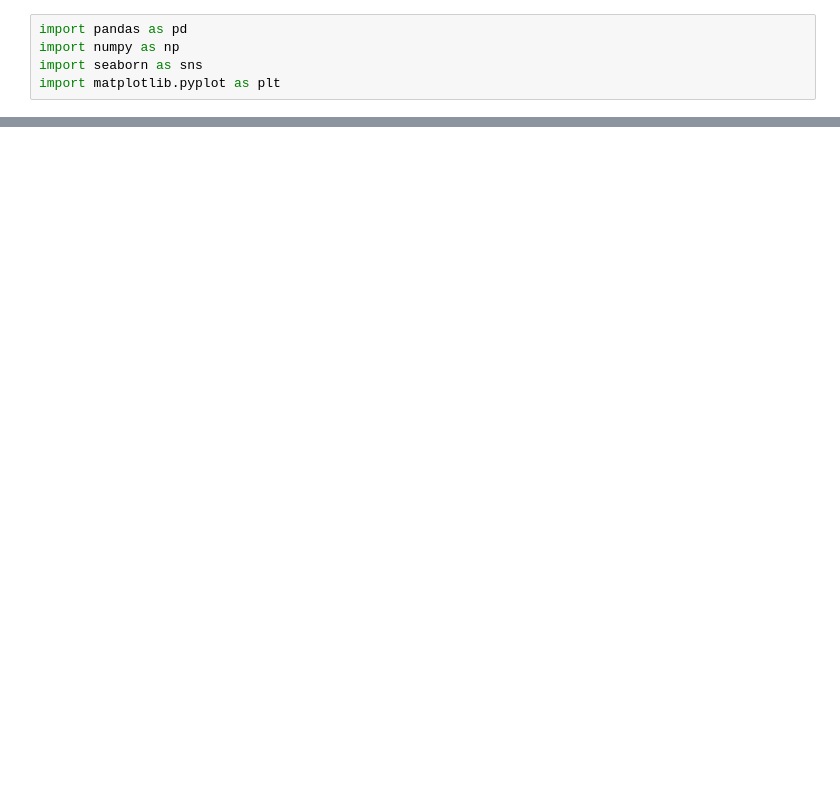
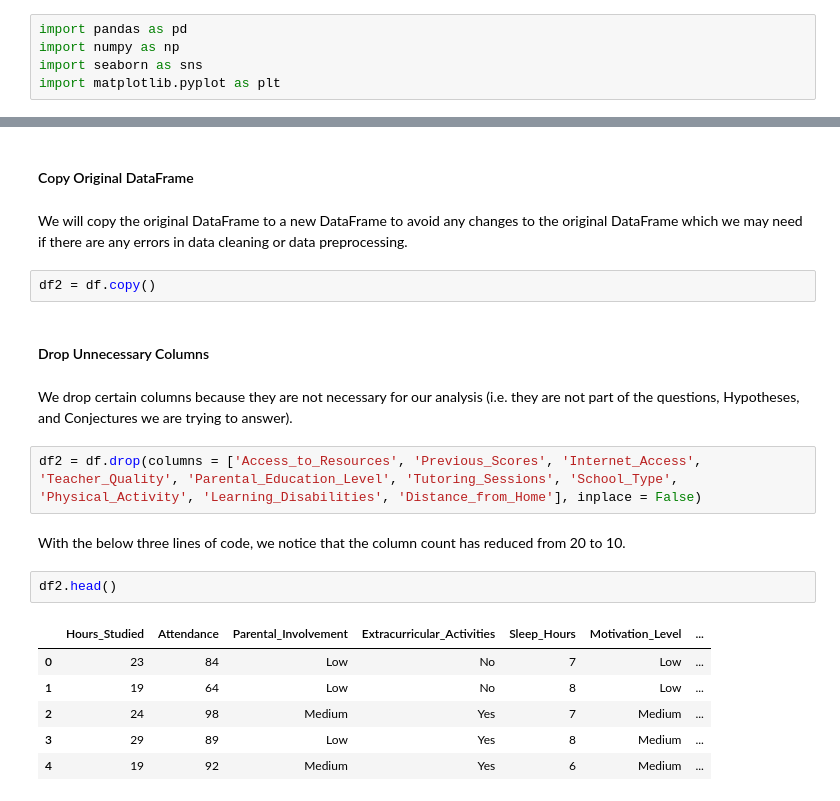
Before and after one commit to setarehsalkhi/OMIS-114-Project, a Jupyter notebook: CleanedData.ipynb, the cells around one changed output, grey strips where cells are left out. Saved outputs shown, nothing was run; the diff lists cells and outputs as text; blank space fills up the shorter version.

```diff
--- a/CleanedData.ipynb
+++ b/CleanedData.ipynb
@@ -61,0 +113,23 @@ df
+# %% [markdown]
+#### Copy Original DataFrame
+# %% [markdown]
+We will copy the original DataFrame to a new DataFrame to avoid any changes to the original DataFrame which we may need if there are any errors in data cleaning or data preprocessing.
+# %%
+df2 = df.copy()
+# %% [markdown]
+#### Drop Unnecessary Columns
+# %% [markdown]
+We drop certain columns because they are not necessary for our analysis (i.e. they are not part of the questions, Hypotheses, and Conjectures we are trying to answer).
+# %%
+df2 = df.drop(columns = ['Access_to_Resources', 'Previous_Scores', 'Internet_Access', 'Teacher_Quality', 'Parental_Education_Level', 'Tutoring_Sessions', 'School_Type', 'Physical_Activity', 'Learning_Disabilities', 'Distance_from_Home'], inplace = False)
+# %% [markdown]
+With the below three lines of code, we notice that the column count has reduced from 20 to 10.
+# %%
+df2.head()
+# %% [output]
+|  | Hours_Studied | Attendance | Parental_Involvement | Extracurricular_Activities | Sleep_Hours | Motivation_Level | ... |
+| 0 | 23 | 84 | Low | No | 7 | Low | ... |
+| 1 | 19 | 64 | Low | No | 8 | Low | ... |
+| 2 | 24 | 98 | Medium | Yes | 7 | Medium | ... |
+| 3 | 29 | 89 | Low | Yes | 8 | Medium | ... |
+| 4 | 19 | 92 | Medium | Yes | 6 | Medium | ... |
```
Also changed, not shown: parts of 26 cells of this notebook.
